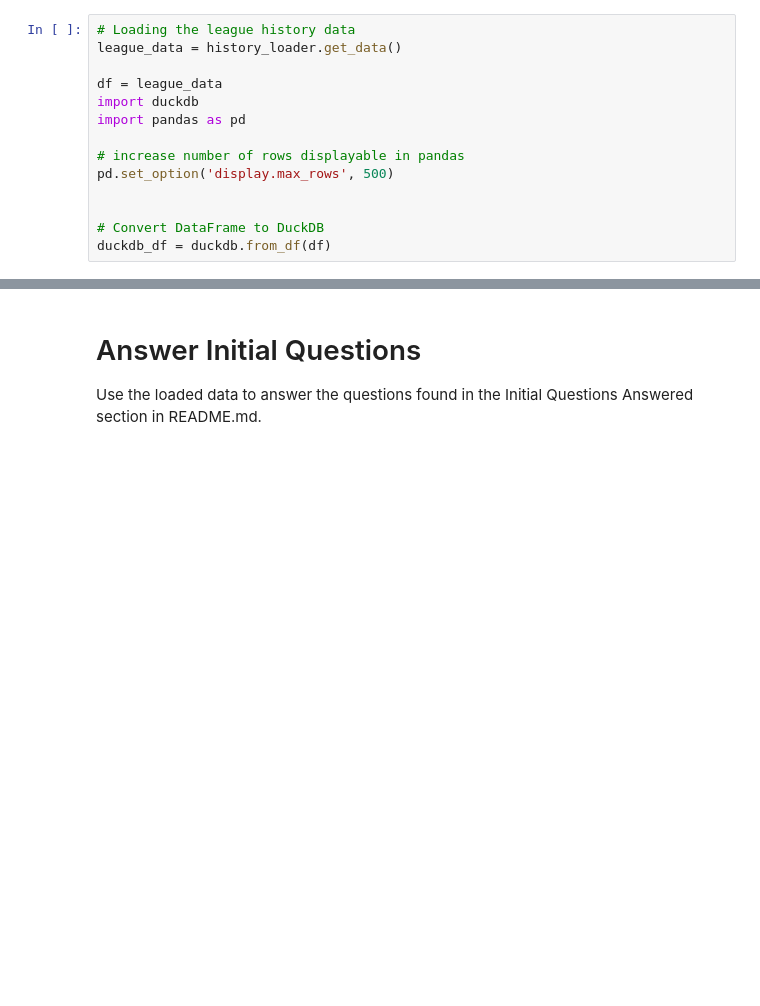
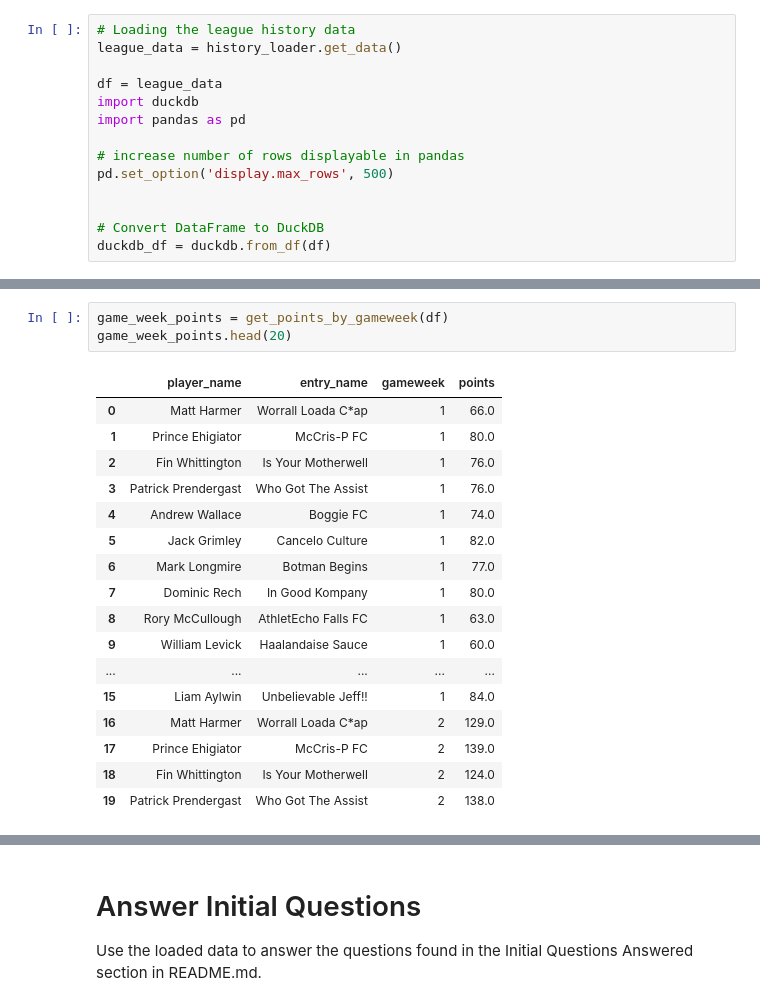
Before and after one commit to edwardjackchandler/fpl_league_wrapped, a Jupyter notebook: test_notebook.ipynb, the cells around one changed output, grey strips where cells are left out. Saved outputs shown, nothing was run; the diff lists cells and outputs as text; blank space fills up the shorter version.

```diff
--- a/test_notebook.ipynb
+++ b/test_notebook.ipynb
@@ -26,0 +44,21 @@ duckdb_df = duckdb.from_df(df)
+# %%
+game_week_points = get_points_by_gameweek(df)
+game_week_points.head(20)
+# %% [output]
+|  | player_name | entry_name | gameweek | points |
+| 0 | Matt Harmer | Worrall Loada C*ap | 1 | 66.0 |
+| 1 | Prince Ehigiator | McCris-P FC | 1 | 80.0 |
+| 2 | Fin Whittington | Is Your Motherwell | 1 | 76.0 |
+| 3 | Patrick Prendergast | Who Got The Assist | 1 | 76.0 |
+| 4 | Andrew Wallace | Boggie FC | 1 | 74.0 |
+| 5 | Jack Grimley | Cancelo Culture | 1 | 82.0 |
+| 6 | Mark Longmire | Botman Begins | 1 | 77.0 |
+| 7 | Dominic Rech | In Good Kompany | 1 | 80.0 |
+| 8 | Rory McCullough | AthletEcho Falls FC | 1 | 63.0 |
+| 9 | William Levick | Haalandaise Sauce | 1 | 60.0 |
+| ... | ... | ... | ... | ... |
+| 15 | Liam Aylwin | Unbelievable Jeff!! | 1 | 84.0 |
+| 16 | Matt Harmer | Worrall Loada C*ap | 2 | 129.0 |
+| 17 | Prince Ehigiator | McCris-P FC | 2 | 139.0 |
+| 18 | Fin Whittington | Is Your Motherwell | 2 | 124.0 |
+| 19 | Patrick Prendergast | Who Got The Assist | 2 | 138.0 |
```
Also changed, not shown: parts of 5 cells of this notebook, 3 other files.
